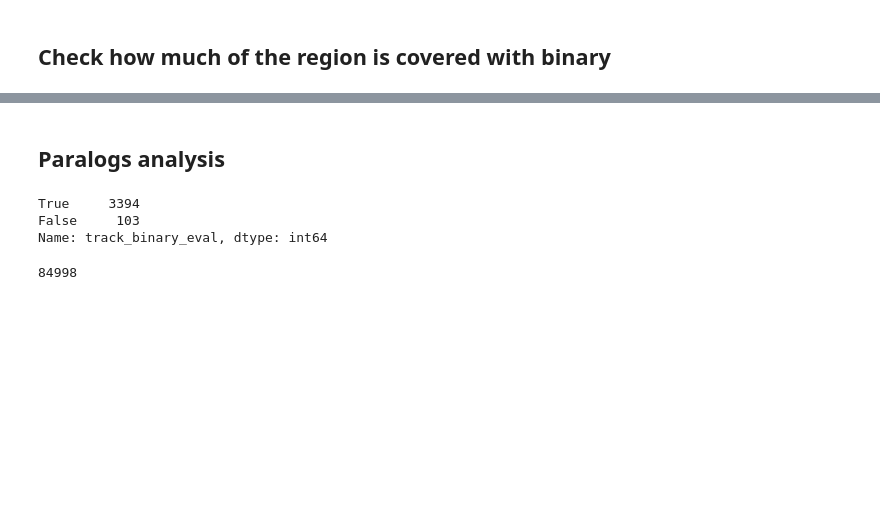
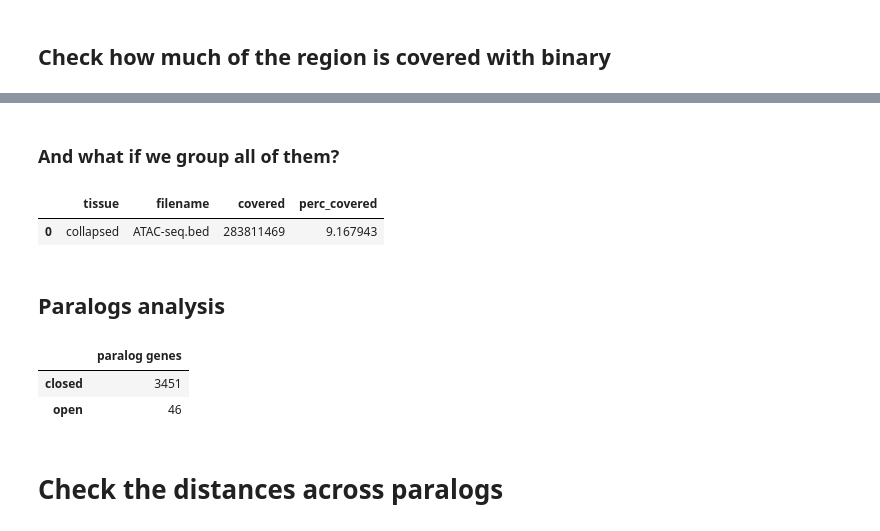
Before and after one commit to luisas/FED, a Jupyter notebook: src/notebook/01_paralogs.ipynb, the cells around one changed output, grey strips where cells are left out. Cells and saved outputs as stored; diff of their text form; code cells hidden in the pictures; blank space fills up the shorter version.

```diff
--- a/src/notebook/01_paralogs.ipynb
+++ b/src/notebook/01_paralogs.ipynb
@@ -5,12 +5,15 @@ import pyBigWig
 import pyranges as pr
 import genomicranges as gr
 from matplotlib import pyplot as plt
+import glob
 
 sns.set_context("talk")
 
 chr_categories = [str(i) for i in list(range(1,23))]
 chr_categories.extend(["X", "Y"])
 chr_categories = ["chr"+i for i in chr_categories]
+
+GENOME_LENGHT = pr.data.chromsizes().End.sum()
 # %%
 def merge_intervals(intervals):
     # Sort the intervals by their starting point
@@ -72,0 +95,7 @@ bed_stats = bed_stats.sort_values(by = "chr")
+# %%
+def get_bed_pooled_coverage(bed):
+    tissue = bed.split("/")[-2]
+    filename = bed.split("/")[-1]
+    covered =  pr.read_bed(bed).merge(strand=False).length
+    entry = pd.DataFrame([{"tissue": tissue, "filename": filename, "covered": covered, "perc_covered": covered*100/GENOME_LENGHT}])
+    return(entry)
@@ -96,3 +108,12 @@ sns.barplot(data = bed_stats, y = "chr", x ="perc_covered", color = "grey")
+# %% [markdown]
+### And what if we group all of them?
+# %%
+collapsed_atac = "/home/luisasantus/Desktop/crg_cluster/data/FED/out/downloads/Homo sapiens/ATAC-seq/collapsed/ATAC-seq.bed"
+# %%
+get_bed_pooled_coverage(collapsed_atac)
+# %% [output]
+|  | tissue | filename | covered | perc_covered |
+| 0 | collapsed | ATAC-seq.bed | 283811469 | 9.167943 |
 # %% [markdown]
 ## Paralogs analysis
 # %%
@@ -129,15 +151,16 @@ group_track_comparison = pd.DataFrame(gene_pairs_enriched.groupby(["group_id"]).
 group_track_comparison = group_track_comparison.rename(columns= {0:"track_binary_eval"})
 gene_pairs_eval = gene_pairs_enriched.merge(group_track_comparison, on = "group_id" )
 # %%
-gene_pairs_eval.track_binary_eval.value_counts()
+# Check how many were called open
+summary_genes_ocr = gene_pairs_eval.track_binary.value_counts()
-# %% [output]
-True     3394
-False     103
-Name: track_binary_eval, dtype: int64
-# %%
-1470067 -1385069
-# %% [output]
-84998
+# %%
+pd.DataFrame(summary_genes_ocr).rename(index = { 0 : "closed", 1: "open"}, columns = {"track_binary": "paralog genes"})
+# %% [output]
+|  | paralog genes |
+| closed | 3451 |
+| open | 46 |
+# %% [markdown]
+# Check the distances across paralogs
 # %%
 group_distance = pd.DataFrame(gene_pairs_enriched.groupby(["group_id"]).apply(get_distance)).reset_index()
 group_distance = group_distance.rename(columns= {0:"distance"})
```
Also changed, not shown: parts of 18 cells of this notebook, 9 other files.
